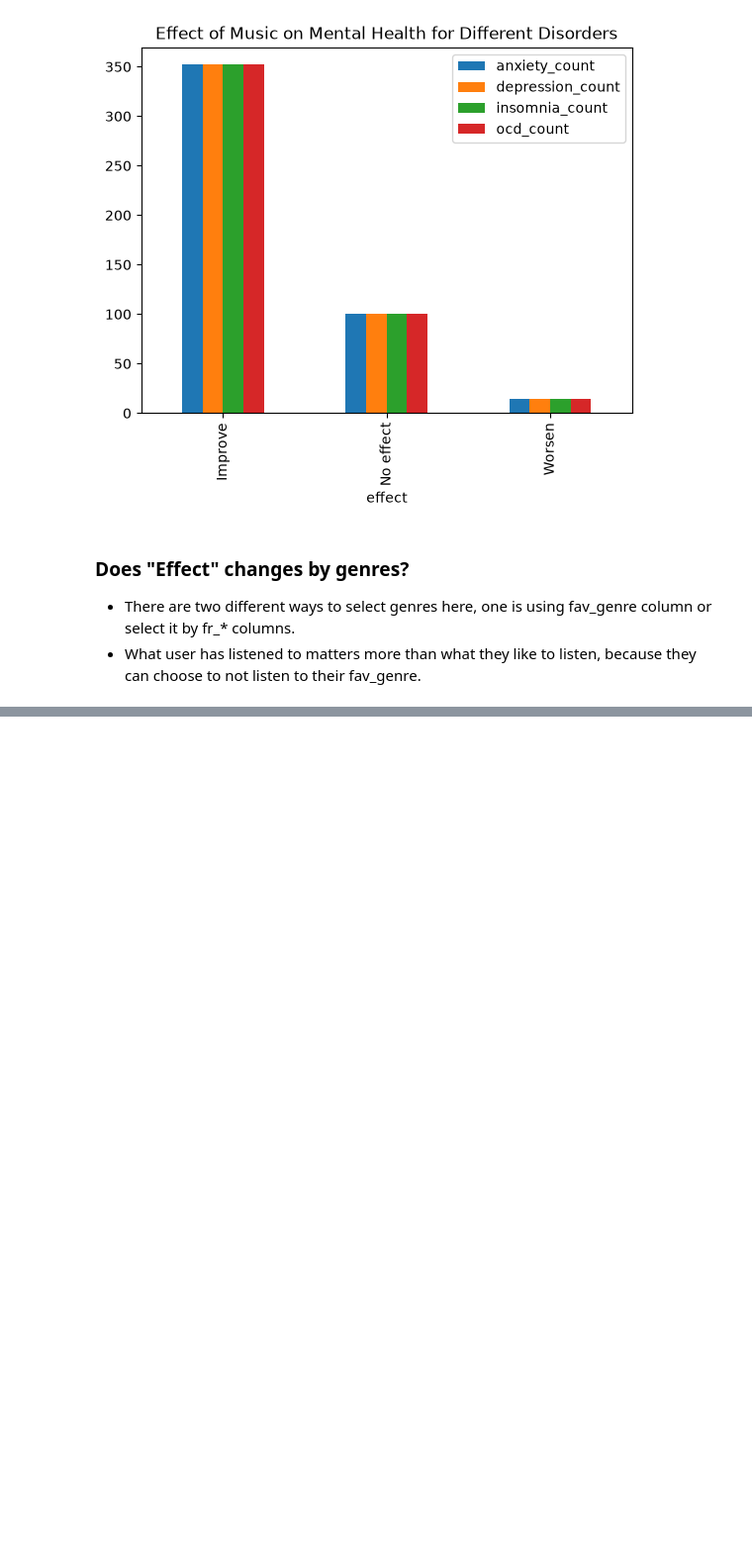
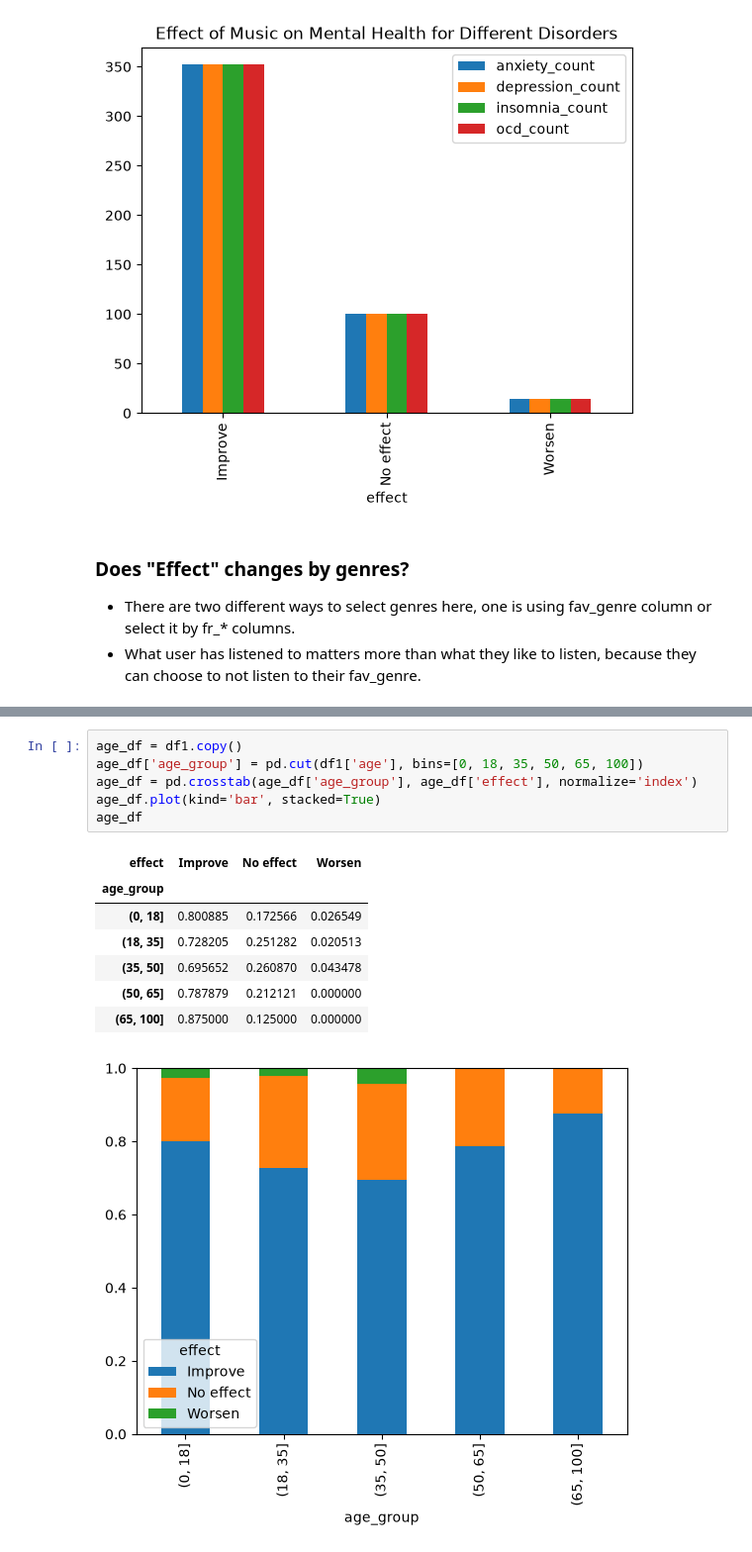
Before and after one commit to hem1t/music-mental, a Jupyter notebook: src/complete_documented_pipe.ipynb, the cells around one changed output, grey strips where cells are left out. Shown at 99% size. Cells and saved outputs as stored; diff of their text form; blank space fills up the shorter version.

```diff
--- a/src/complete_documented_pipe.ipynb
+++ b/src/complete_documented_pipe.ipynb
@@ -276,0 +314,15 @@ df_filtered.groupby('effect').agg(anxiety_count=('anxiety_scr', 'count'),
+# %%
+age_df = df1.copy()
+age_df['age_group'] = pd.cut(df1['age'], bins=[0, 18, 35, 50, 65, 100])
+age_df = pd.crosstab(age_df['age_group'], age_df['effect'], normalize='index')
+age_df.plot(kind='bar', stacked=True)
+age_df
+# %% [output]
+| effect | Improve | No effect | Worsen |
+| age_group |  |  |  |
+| (0, 18] | 0.800885 | 0.172566 | 0.026549 |
+| (18, 35] | 0.728205 | 0.251282 | 0.020513 |
+| (35, 50] | 0.695652 | 0.260870 | 0.043478 |
+| (50, 65] | 0.787879 | 0.212121 | 0.000000 |
+| (65, 100] | 0.875000 | 0.125000 | 0.000000 |
+[figure, added]
```
Also changed, not shown: parts of 5 cells of this notebook.
